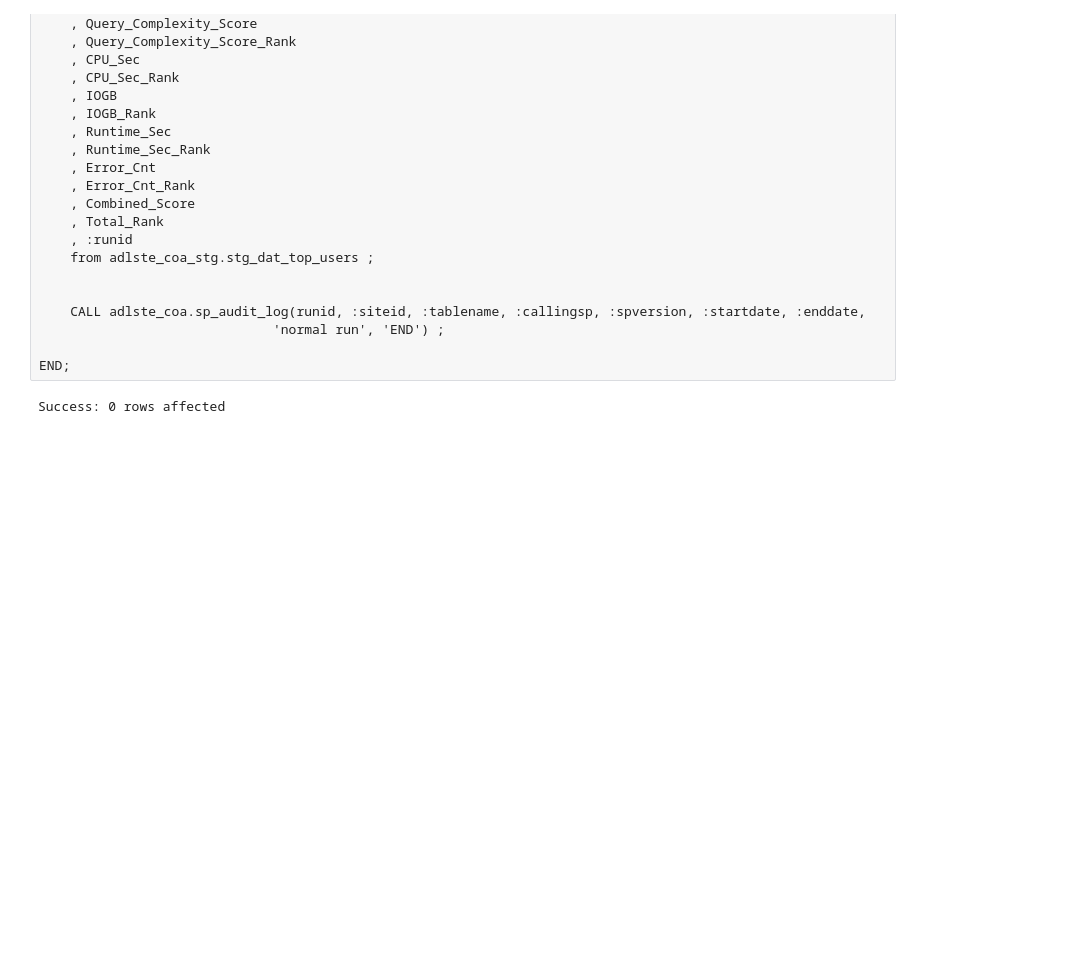
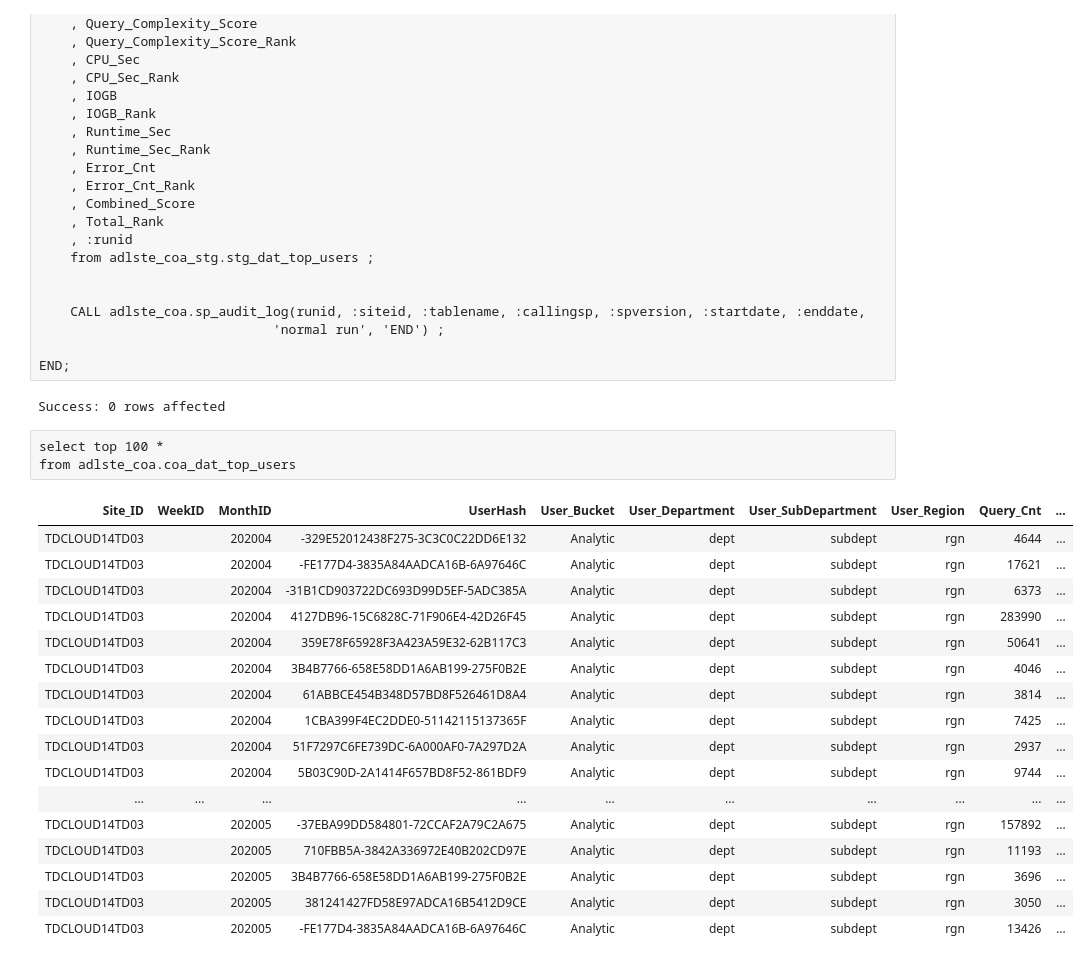
Before and after one commit to tdcoa/sql, a Jupyter notebook: datamodel/top_user.ipynb, the cells around one changed output. Drawn from its saved outputs; the diff is of its cells as text; blank space fills up the shorter version.

```diff
--- a/datamodel/top_user.ipynb
+++ b/datamodel/top_user.ipynb
@@ -153,3 +158,24 @@ BEGIN
 END;
 # %% [output]
 Success: 0 rows affected
+# %%
+select top 100 *
+from adlste_coa.coa_dat_top_users
+# %% [output]
+| Site_ID | WeekID | MonthID | UserHash | User_Bucket | User_Department | User_SubDepartment | User_Region | Query_Cnt | ... |
+| TDCLOUD14TD03 |  | 202004 | -329E52012438F275-3C3C0C22DD6E132 | Analytic | dept | subdept | rgn | 4644 | ... |
+| TDCLOUD14TD03 |  | 202004 | -FE177D4-3835A84AADCA16B-6A97646C | Analytic | dept | subdept | rgn | 17621 | ... |
+| TDCLOUD14TD03 |  | 202004 | -31B1CD903722DC693D99D5EF-5ADC385A | Analytic | dept | subdept | rgn | 6373 | ... |
+| TDCLOUD14TD03 |  | 202004 | 4127DB96-15C6828C-71F906E4-42D26F45 | Analytic | dept | subdept | rgn | 283990 | ... |
+| TDCLOUD14TD03 |  | 202004 | 359E78F65928F3A423A59E32-62B117C3 | Analytic | dept | subdept | rgn | 50641 | ... |
+| TDCLOUD14TD03 |  | 202004 | 3B4B7766-658E58DD1A6AB199-275F0B2E | Analytic | dept | subdept | rgn | 4046 | ... |
+| TDCLOUD14TD03 |  | 202004 | 61ABBCE454B348D57BD8F526461D8A4 | Analytic | dept | subdept | rgn | 3814 | ... |
+| TDCLOUD14TD03 |  | 202004 | 1CBA399F4EC2DDE0-51142115137365F | Analytic | dept | subdept | rgn | 7425 | ... |
+| TDCLOUD14TD03 |  | 202004 | 51F7297C6FE739DC-6A000AF0-7A297D2A | Analytic | dept | subdept | rgn | 2937 | ... |
+| TDCLOUD14TD03 |  | 202004 | 5B03C90D-2A1414F657BD8F52-861BDF9 | Analytic | dept | subdept | rgn | 9744 | ... |
+| ... | ... | ... | ... | ... | ... | ... | ... | ... | ... |
+| TDCLOUD14TD03 |  | 202005 | -37EBA99DD584801-72CCAF2A79C2A675 | Analytic | dept | subdept | rgn | 157892 | ... |
+| TDCLOUD14TD03 |  | 202005 | 710FBB5A-3842A336972E40B202CD97E | Analytic | dept | subdept | rgn | 11193 | ... |
+| TDCLOUD14TD03 |  | 202005 | 3B4B7766-658E58DD1A6AB199-275F0B2E | Analytic | dept | subdept | rgn | 3696 | ... |
+| TDCLOUD14TD03 |  | 202005 | 381241427FD58E97ADCA16B5412D9CE | Analytic | dept | subdept | rgn | 3050 | ... |
+| TDCLOUD14TD03 |  | 202005 | -FE177D4-3835A84AADCA16B-6A97646C | Analytic | dept | subdept | rgn | 13426 | ... |
```
Also changed, not shown: parts of 3 cells of this notebook, 4 other files.
